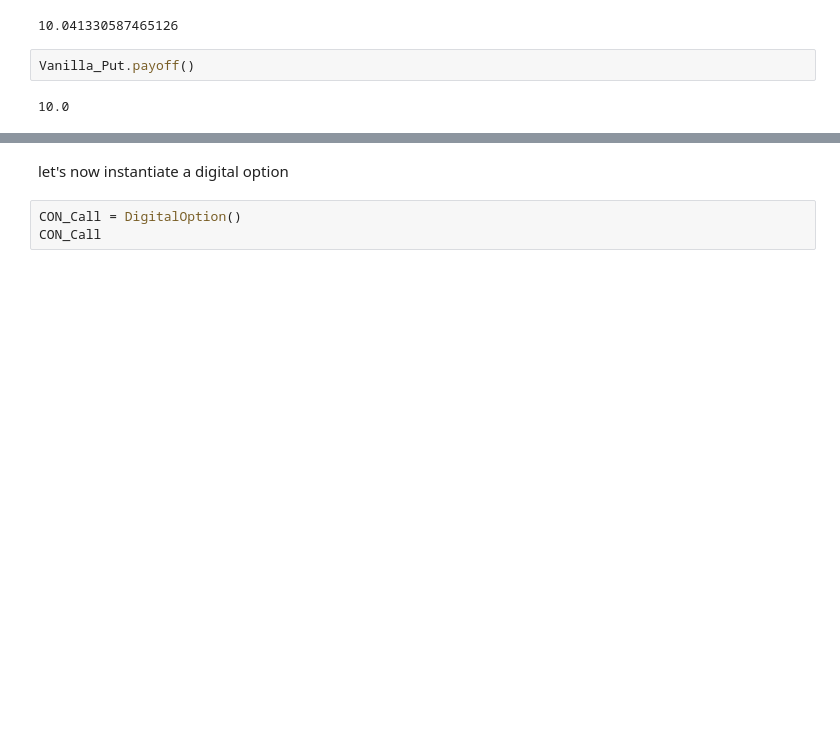
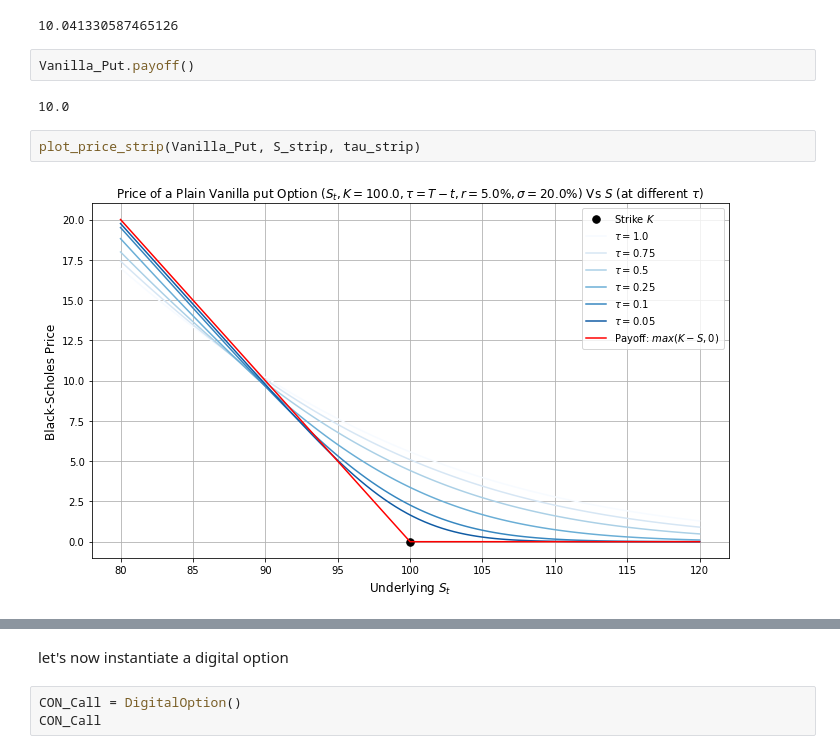
Before and after one commit to gabrielepompa88/IT-For-Business-And-Finance-2019-20, a Jupyter notebook: Notebooks/Derivatives_Analytics___Introduction_to_OOP.ipynb, the cells around one changed output, grey strips where cells are left out. Saved outputs shown, nothing was run; the diff lists cells and outputs as text; blank space fills up the shorter version.

```diff
--- a/Notebooks/Derivatives_Analytics___Introduction_to_OOP.ipynb
+++ b/Notebooks/Derivatives_Analytics___Introduction_to_OOP.ipynb
@@ -2563,3 +2581,7 @@ Vanilla_Put.price()
 Vanilla_Put.payoff()
 # %% [output]
 10.0
+# %%
+plot_price_strip(Vanilla_Put, S_strip, tau_strip)
+# %% [output]
+[figure, added]
```
Also changed, not shown: parts of 35 cells of this notebook.
